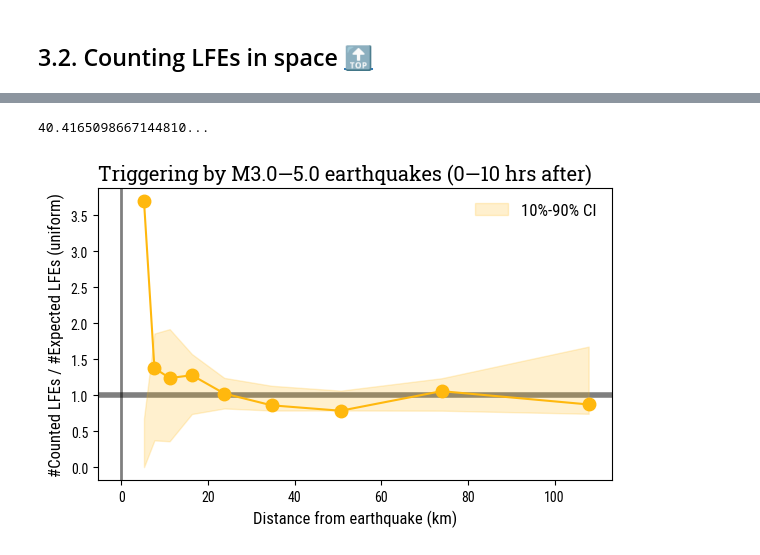
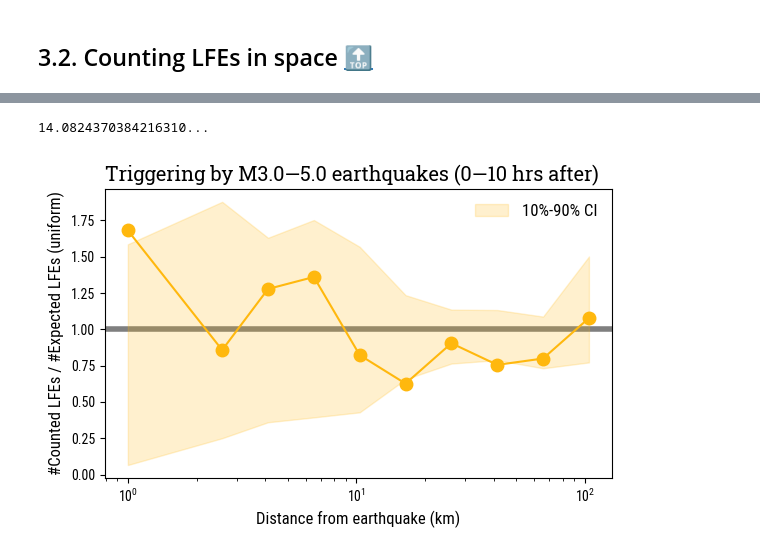
Before and after one commit to gfarge/tremor_v_eq, a Jupyter notebook: parkfield_triggering.ipynb, the cells around one changed output, grey strips where cells are left out. Saved outputs shown, nothing was run; the diff lists cells and outputs as text; code cells hidden in the pictures.

```diff
--- a/parkfield_triggering.ipynb
+++ b/parkfield_triggering.ipynb
@@ -517,9 +437,9 @@ plt.show()
 ## 3.2. <a id='toc3_2_'></a>Counting LFEs in space [&#128285;](#toc0_)
 # %%
 # Parameters of this search
-space_bins = np.hstack([[0], np.logspace(1, 7, num=12, base=2)])
+space_bins = np.hstack([[0], np.logspace(1, 7, num=10, base=2)])
 print(space_bins)
-epicentral = False
+epicentral = True
 
 tmin = 0
 tmax = 10  # in hours
@@ -539,22 +459,26 @@ Number of earthquakes in the sample: 131
 # Compute the baseline rate of lfe around the selected earthquakes
 n_lfe_base = np.zeros((len(space_bins)-1, len(eq_sample)))
 
-for ii, eq_id in enumerate(eq_sample.index):
+for ii, sel_eq in enumerate(eq_sample.itertuples()):
     print('Processing earthquake {:d}/{:d}...'.format(ii+1, len(eq_sample)), end='\r')
-    # Get the earthquake location
-    eq_x = eq_sample.xf[eq_id]
-    eq_y = eq_sample.yf[eq_id]
-    eq_z = eq_sample.depth[eq_id]
-
-    # Compute the distance between the earthquake and all LFE families
+    # Distance to each LFE family
     if epicentral:
-        distance_to_lfe_fam = np.sqrt((lfe_family.xf - eq_x)**2 + (lfe_family.yf - eq_y)**2)
+        distance_to_lfe_fam = np.sqrt((lfe_family.xf - sel_eq.xf)**2 + (lfe_family.yf - sel_eq.yf)**2)
     else:
-        distance_to_lfe_fam = np.sqrt((lfe_family.xf - eq_x)**2 + (lfe_family.yf - eq_y)**2 + (lfe_family.depth - eq_z)**2)
+        distance_to_lfe_fam = np.sqrt((lfe_family.xf - sel_eq.xf)**2 + (lfe_family.yf - sel_eq.yf)**2 + (lfe_family.depth - sel_eq.depth)**2)
 
     # Count the number of LFE events at in the distance range to each earthquakes, total number in the date range
     n_lfe_base[:, ii] = np.histogram(distance_to_lfe_fam, weights=lfe_family.n_ev_in_range, bins=space_bins)[0]
+    n_lfe_base[:, ii] = n_lfe_base[:, ii] / ((date_range[1] - date_range[0])/np.timedelta64(1, 'h')) * (tmax - tmin)
 
-# Scale the total count of events to the width of each time bin, thus getting the expected average rate
-n_lfe_base = n_lfe_base / ((date_range[1] - date_range[0])/np.timedelta64(1, 'h')) * (tmax - tmin)
+# Plot
+fig, ax = plt.subplots()
+ax.set_xlabel('Distance from earthquake (km)')
+ax.set_ylabel('Nb of expected LFEs (uniform)')
+for ii in range(len(eq_sample)):
+    ax.plot((space_bins[1:] + space_bins[:-1])/2,  n_lfe_base[:, ii], c=to_rgba('.5', .2))
+ax.plot([],  [], c=to_rgba('.5', .2), label='Sample earthquakes')
+ax.plot((space_bins[1:] + space_bins[:-1]) / 2, np.mean(n_lfe_base, axis=1), 'ko-', label='Mean')
+ax.legend()
+plt.show()
 # %% [output]
@@ -597,26 +531,21 @@ for iboot in range(n_iter):
     eq_sample_uniform.date = date_range[0] + pd.to_timedelta(seconds_from_start, unit='s')
 
     # Count lfes around resampled earthquakes
-    for ii, eq_id in enumerate(eq_sample_uniform.index):
-        # Get the earthquake location
-        eq_x = eq_sample_uniform.xf[eq_id]
-        eq_y = eq_sample_uniform.yf[eq_id]
-        eq_z = eq_sample_uniform.depth[eq_id]
-
+    for ii, sel_eq in enumerate(eq_sample_uniform.itertuples()):
         # Only consider LFEs close to the earthquake in time
-        lfe_sample = lfe_in_range[(lfe_in_range.date - eq_sample_uniform.date[eq_id] >= tmin * np.timedelta64(1, 'h')) & (lfe_in_range.date - eq_sample_uniform.date[eq_id] <= tmax * np.timedelta64(1, 'h'))]
+        lfe_sample = lfe_in_range[(lfe_in_range.date - sel_eq.date >= tmin * np.timedelta64(1, 'h')) & (lfe_in_range.date - sel_eq.date <= tmax * np.timedelta64(1, 'h'))]
 
         # Compute the distance between the earthquake and all LFEs close in time
         if epicentral:
-            distance_to_lfe = np.sqrt((lfe_sample.xf - eq_x)**2 + (lfe_sample.yf - eq_y)**2)
+            distance_to_lfe = np.sqrt((lfe_sample.xf - sel_eq.xf)**2 + (lfe_sample.yf - sel_eq.yf)**2)
         else:
-            distance_to_lfe = np.sqrt((lfe_sample.xf - eq_x)**2 + (lfe_sample.yf - eq_y)**2 + (lfe_sample.depth - eq_z)**2)
+            distance_to_lfe = np.sqrt((lfe_sample.xf - sel_eq.xf)**2 + (lfe_sample.yf - sel_eq.yf)**2 + (lfe_sample.depth - sel_eq.depth)**2)
 
         # Count the number of LFEs in each time bin
         n_lfe_boot[:, ii, iboot], _ = np.histogram(distance_to_lfe, bins=space_bins)
 print(time.time() - t0)
 # %% [output]
-40.4165098667144810...
+14.0824370384216310...
 # %%
 # Save results?
 save = False
@@ -634,32 +563,32 @@ lfe_ratio_mean = np.zeros(len(space_bins[:-1]))
 for ii in range(len(lfe_ratio)):
     no0 = n_lfe_base[ii, :] != 0  # don't use earthquakes that cannot see any LFEs at this distance
     lfe_ratio_mean[ii] = np.mean(n_lfe[ii, no0].astype(float) / n_lfe_base[ii, no0].astype(float))
 
 lfe_ratio_boot = np.zeros((len(space_bins)-1, n_iter))
 for iboot in range(np.shape(n_lfe_boot)[-1]):
     for ix in range(len(space_bins)-1):
         no0 = n_lfe_base[ix, :] != 0
         lfe_ratio_boot[ix, iboot] = np.mean(n_lfe_boot[ix, no0, iboot] / n_lfe_base[ix, no0].astype(float))
 
 q = 20
 ci_up = np.percentile(lfe_ratio_boot, 100 - q/2, axis=1)
 ci_lo = np.percentile(lfe_ratio_boot, q/10, axis=1)
 
 # Plot
 fig, ax = plt.subplots(figsize=(6, 4))
 ax.set_xlabel('Distance from earthquake (km)')
 ax.set_ylabel('#Counted LFEs / #Expected LFEs (uniform)')
 ax.set_title('Triggering by M{:.1f}—{:.1f} earthquakes ({:.0f}—{:.0f} hrs after)'.format(mag_min, mag_max, tmin, tmax), loc='left', fontname='Roboto Slab')
 
 ax.plot((space_bins[1:] + space_bins[:-1]) / 2, lfe_ratio_mean, 'o-', c='C2', zorder=2, ms=9)
 ax.fill_between((space_bins[1:] + space_bins[:-1]) / 2, ci_lo, ci_up, color=to_rgba('C2', .2), zorder=1, label='{:d}%-{:d}% CI'.format(int(q/2), int(100-q/2)))
 
 ax.axhline(1, c=to_rgba('k', .5), lw=4, zorder=0)
 ax.axvline(0, lw=2, c=to_rgba('k', .5), zorder=0)
-
+ax.set_xscale('log')
 ax.legend()
 
 plt.tight_layout()
 plt.show()
 # %% [output]
-[figure, old version]
+[figure, new version]
```
Also changed, not shown: parts of 19 cells of this notebook.
